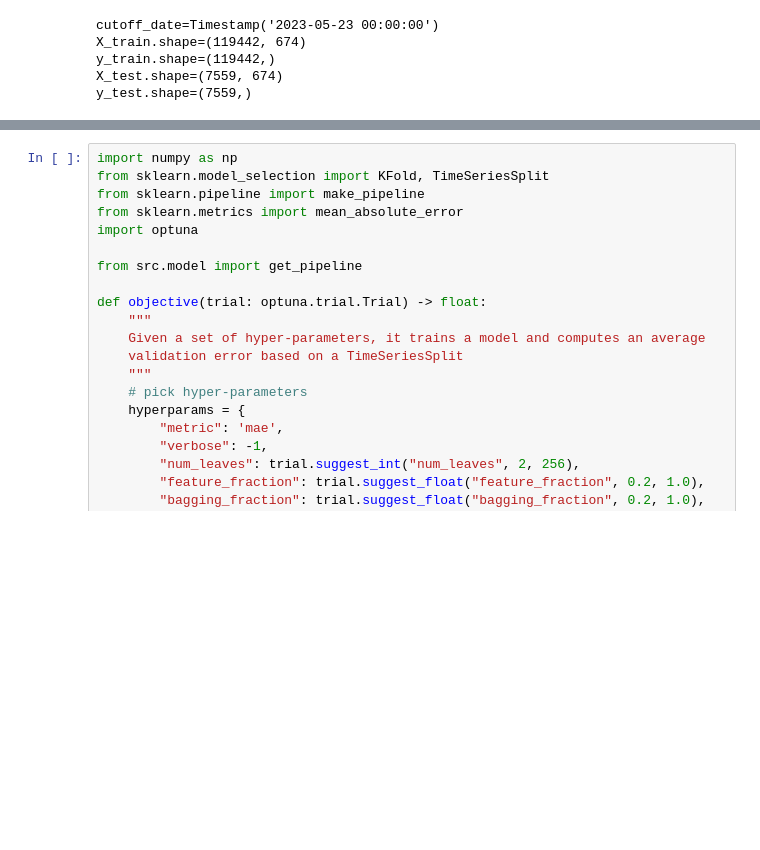
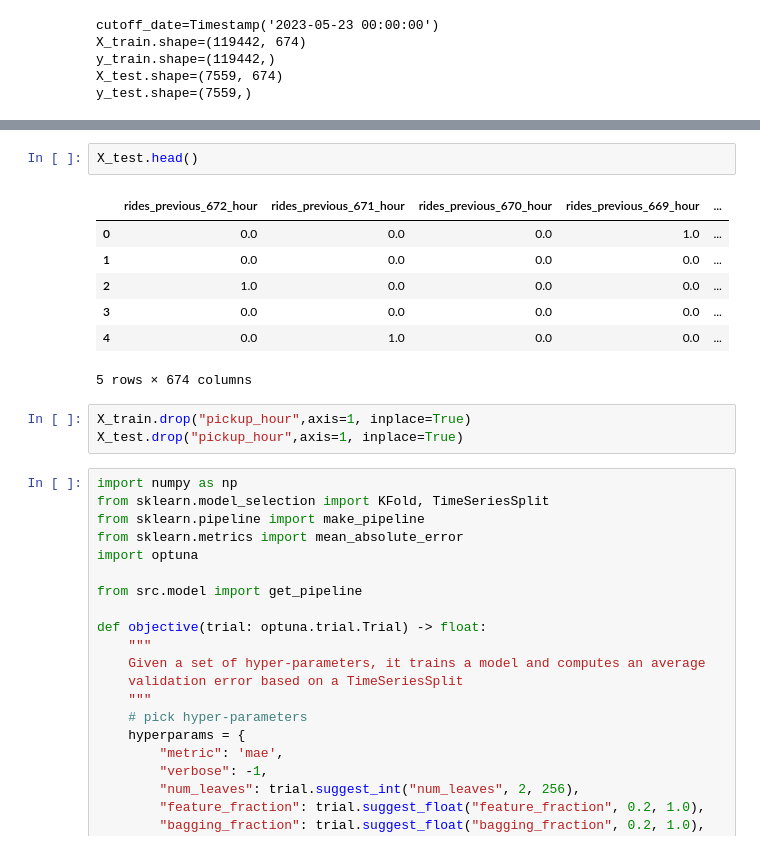
Before and after one commit to Akhilesh-Varma/Taxi_wala_NYC, a Jupyter notebook: notebooks/13_model_training_pipeline.ipynb, the cells around one changed output, grey strips where cells are left out. Saved outputs shown, nothing was run; the diff lists cells and outputs as text; blank space fills up the shorter version.

```diff
--- a/notebooks/13_model_training_pipeline.ipynb
+++ b/notebooks/13_model_training_pipeline.ipynb
@@ -166,3 +181,16 @@ y_test.shape=(7559,)
+# %%
+X_test.head()
+# %% [output]
+|  | rides_previous_672_hour | rides_previous_671_hour | rides_previous_670_hour | rides_previous_669_hour | ... |
+| 0 | 0.0 | 0.0 | 0.0 | 1.0 | ... |
+| 1 | 0.0 | 0.0 | 0.0 | 0.0 | ... |
+| 2 | 1.0 | 0.0 | 0.0 | 0.0 | ... |
+| 3 | 0.0 | 0.0 | 0.0 | 0.0 | ... |
+| 4 | 0.0 | 1.0 | 0.0 | 0.0 | ... |
+5 rows × 674 columns
+# %%
+X_train.drop("pickup_hour",axis=1, inplace=True)
+X_test.drop("pickup_hour",axis=1, inplace=True)
 # %%
 import numpy as np
 from sklearn.model_selection import KFold, TimeSeriesSplit
```
Also changed, not shown: parts of 15 cells of this notebook.
